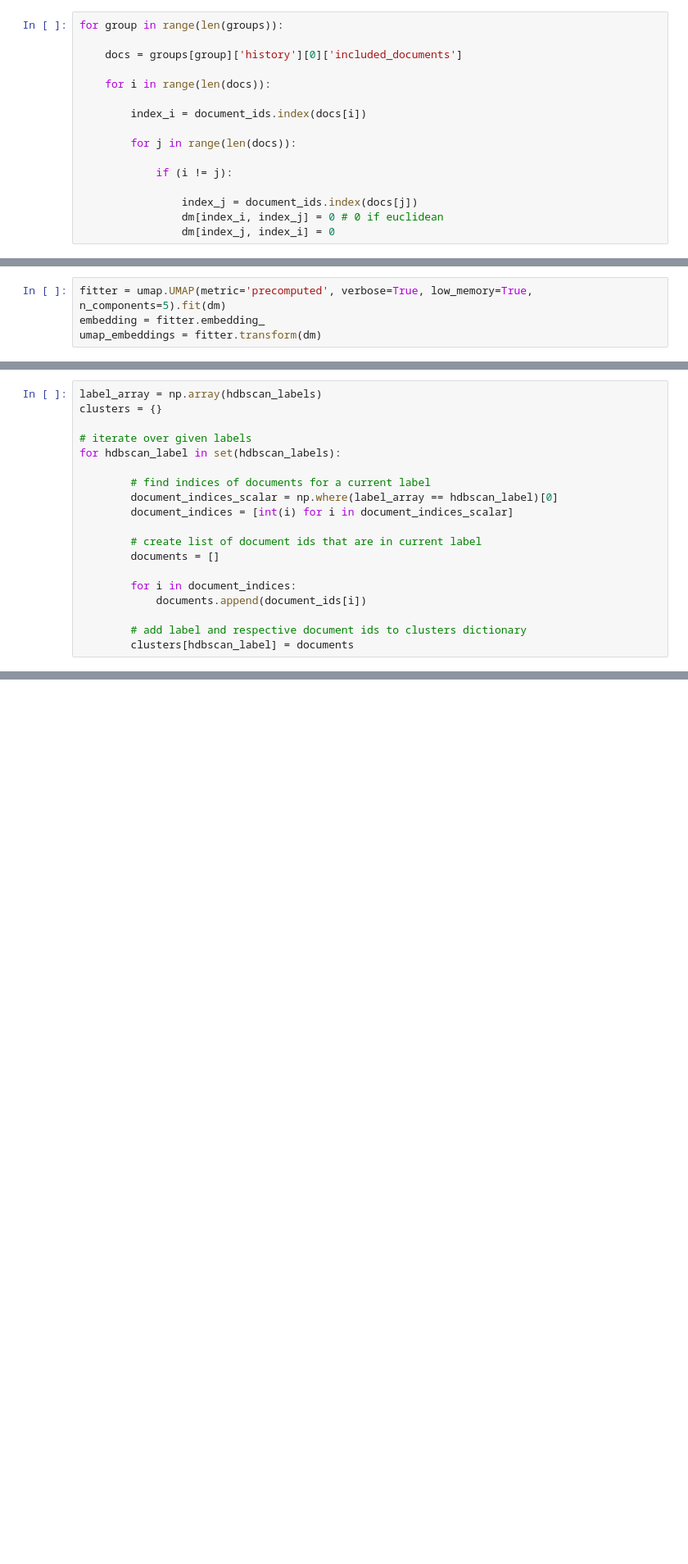
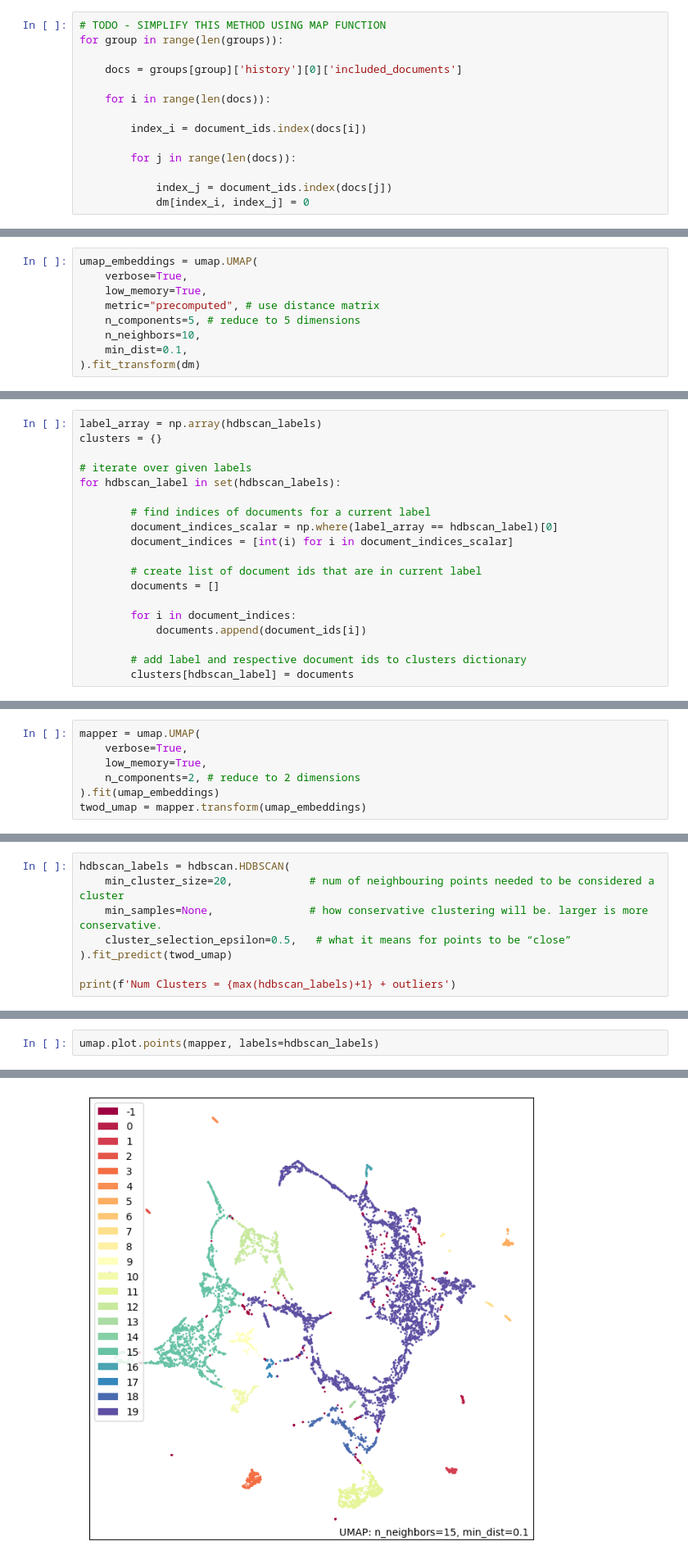
Before and after one commit to Teleoscope/Teleoscope, a Jupyter notebook: backend/lf_learning.ipynb, the cells around one changed output, grey strips where cells are left out. Shown: that part at 82% size. Drawn from its saved outputs; the diff is of its cells as text; blank space fills up the shorter version.

Commit message:
visualizations and setting up api

```diff
--- a/backend/lf_learning.ipynb
+++ b/backend/lf_learning.ipynb
@@ -241,6 +245,7 @@ dm = euclidean_distances(document_vectors)
 # %% [markdown]
 ##### Update Distances for Documents within the same human cluster
 # %%
+# TODO - SIMPLIFY THIS METHOD USING MAP FUNCTION
 for group in range(len(groups)):
 
     docs = groups[group]['history'][0]['included_documents']
@@ -251,10 +256,7 @@ for group in range(len(groups)):
 
         for j in range(len(docs)):
 
-            if (i != j):
-
-                index_j = document_ids.index(docs[j])
-                dm[index_i, index_j] = 0 # 0 if euclidean
-                dm[index_j, index_i] = 0
+            index_j = document_ids.index(docs[j])
+            dm[index_i, index_j] = 0
 # %%
 # sanity check to make sure two docs in the same human cluster are distance 0
@@ -267,7 +268,12 @@ True
 # %% [markdown]
 ##### Reduction
 # %%
-fitter = umap.UMAP(metric='precomputed', verbose=True, low_memory=True, n_components=5).fit(dm)
-embedding = fitter.embedding_
-umap_embeddings = fitter.transform(dm)
+umap_embeddings = umap.UMAP(
+    verbose=True,
+    low_memory=True,
+    metric="precomputed", # use distance matrix
+    n_components=5, # reduce to 5 dimensions
+    n_neighbors=10,
+    min_dist=0.1,
+).fit_transform(dm)
 # %% [output]
@@ -417,0 +395,7 @@ np.dot(a,b)/(norm(a)*norm(b))
+# %%
+mapper = umap.UMAP(
+    verbose=True,
+    low_memory=True,
+    n_components=2, # reduce to 2 dimensions
+).fit(umap_embeddings)
+twod_umap = mapper.transform(umap_embeddings)
@@ -417,0 +415,8 @@ np.dot(a,b)/(norm(a)*norm(b))
+# %%
+hdbscan_labels = hdbscan.HDBSCAN(
+    min_cluster_size=20,            # num of neighbouring points needed to be considered a cluster
+    min_samples=None,               # how conservative clustering will be. larger is more conservative.
+    cluster_selection_epsilon=0.5,   # what it means for points to be “close”
+).fit_predict(twod_umap)
+
+print(f'Num Clusters = {max(hdbscan_labels)+1} + outliers')
@@ -417,0 +425,3 @@ np.dot(a,b)/(norm(a)*norm(b))
+# %%
+umap.plot.points(mapper, labels=hdbscan_labels)
+# %% [output]
@@ -417,0 +429 @@ np.dot(a,b)/(norm(a)*norm(b))
+[figure, added]
```
Also changed, not shown: parts of 26 cells of this notebook, 1 other file.
